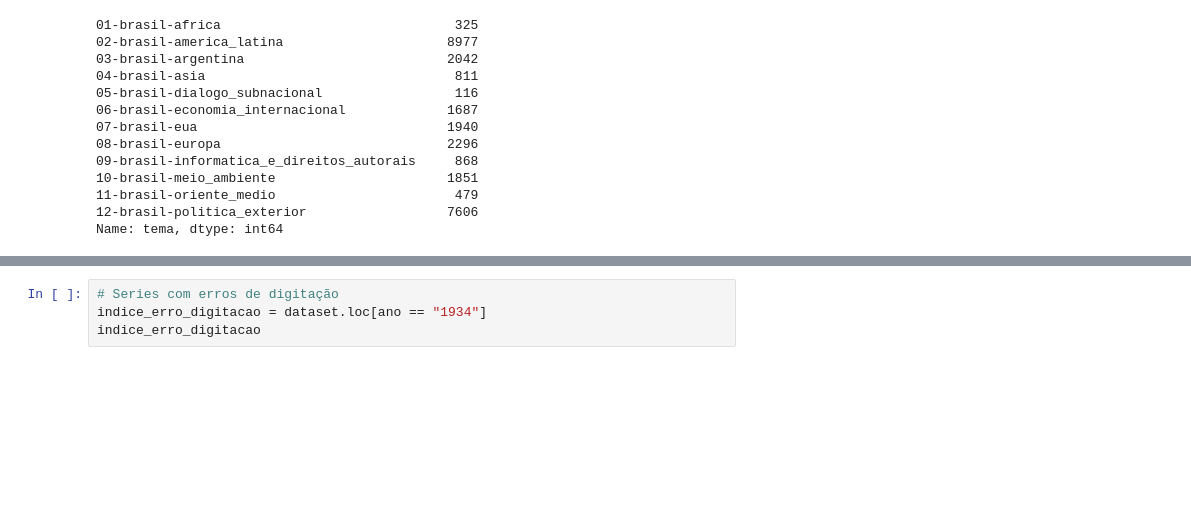
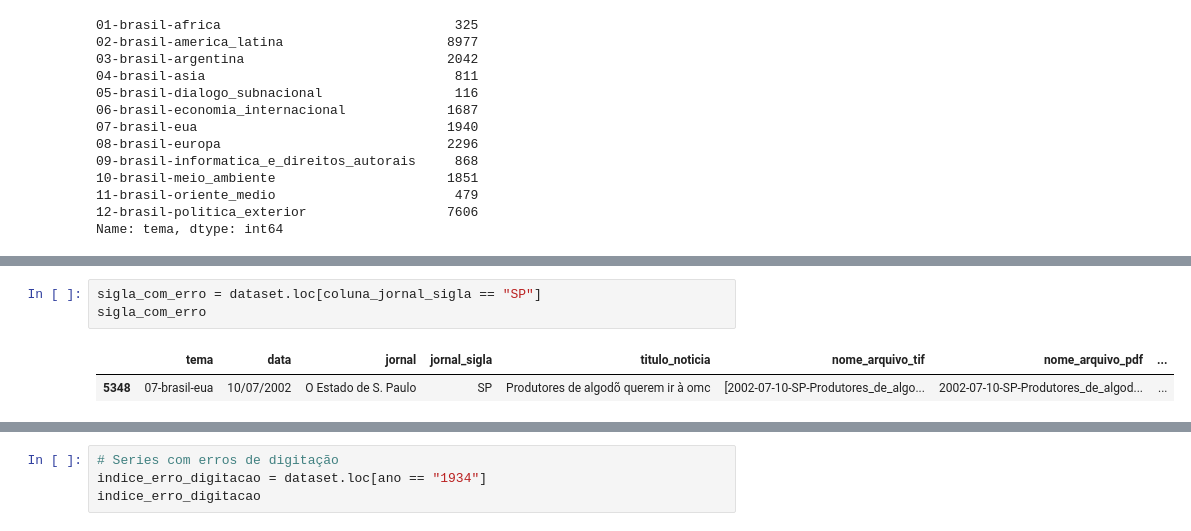
Before and after one commit to thiagovicino/python_analise_dados, a Jupyter notebook: Análise_dados_02_json_thiago.ipynb, the cells around one changed output, grey strips where cells are left out. Drawn from its saved outputs; the diff is of its cells as text; blank space fills up the shorter version.

```diff
--- a/Análise_dados_02_json_thiago.ipynb
+++ b/Análise_dados_02_json_thiago.ipynb
@@ -142,0 +227,6 @@ frequencia_noticias
+# %%
+sigla_com_erro = dataset.loc[coluna_jornal_sigla == "SP"]
+sigla_com_erro
+# %% [output]
+|  | tema | data | jornal | jornal_sigla | titulo_noticia | nome_arquivo_tif | nome_arquivo_pdf | ... |
+| 5348 | 07-brasil-eua | 10/07/2002 | O Estado de S. Paulo | SP | Produtores de algodõ querem ir à omc | [2002-07-10-SP-Produtores_de_algo... | 2002-07-10-SP-Produtores_de_algod... | ... |
```
Also changed, not shown: parts of 16 cells of this notebook.
